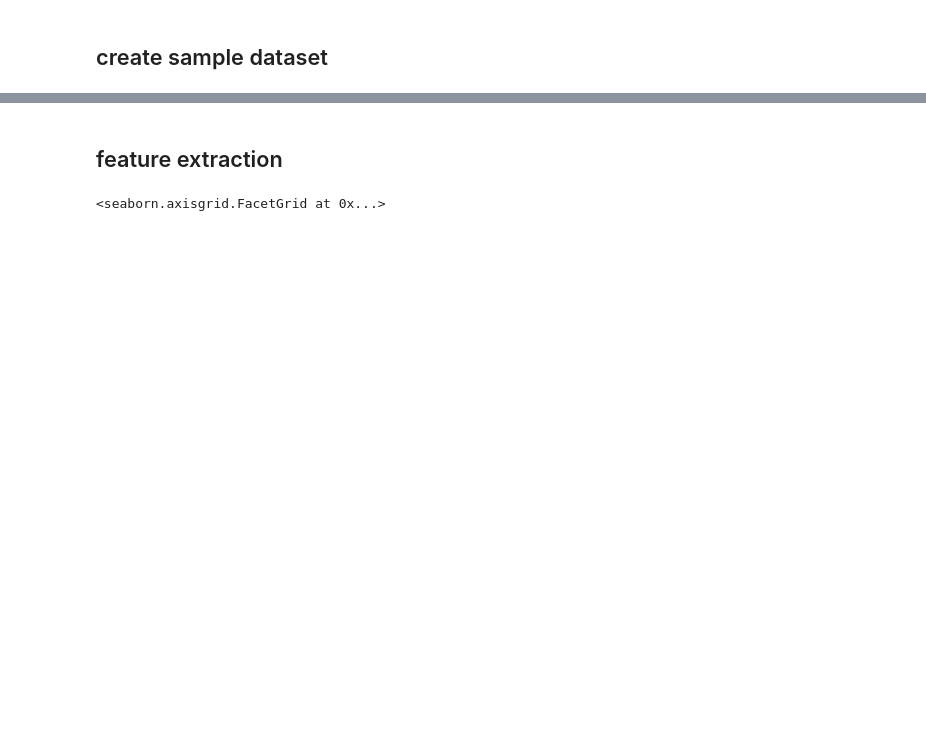
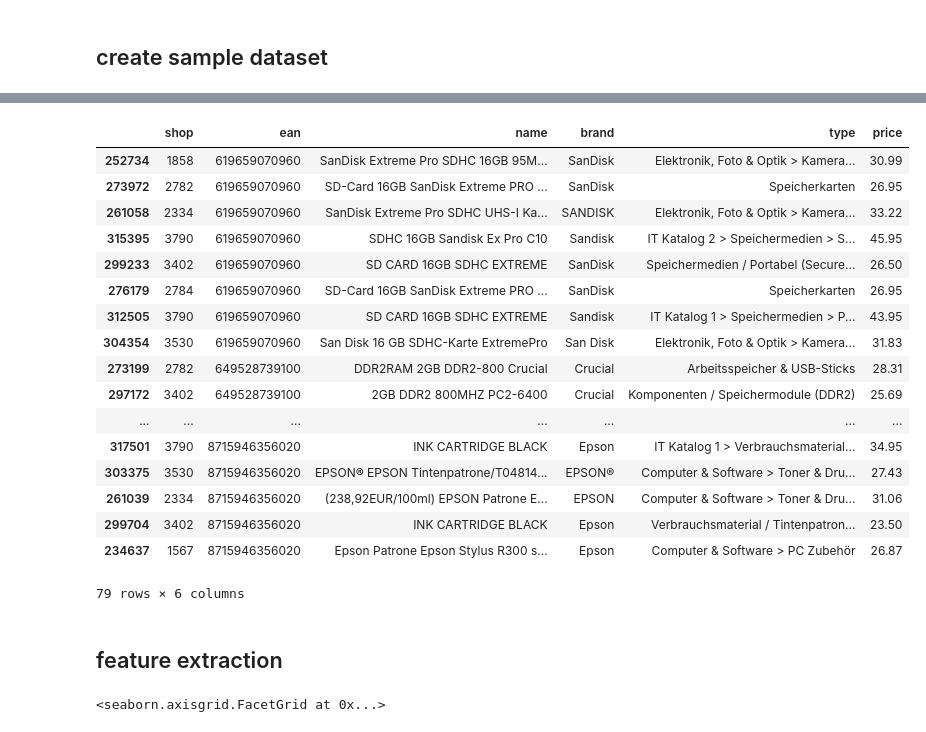
Before and after one commit to ephes/price_comparison, a Jupyter notebook: parse_csv.ipynb, the cells around one changed output, grey strips where cells are left out. Saved outputs shown, nothing was run; the diff lists cells and outputs as text; code cells hidden in the pictures; blank space fills up the shorter version.

```diff
--- a/parse_csv.ipynb
+++ b/parse_csv.ipynb
@@ -171,3 +137,24 @@ dataset.data
+# %%
+dataset.data[['shop', 'ean', 'name', 'brand', 'type', 'price']].sort(['ean'])
+# %% [output]
+|  | shop | ean | name | brand | type | price |
+| 252734 | 1858 | 619659070960 | SanDisk Extreme Pro SDHC 16GB 95M... | SanDisk | Elektronik, Foto & Optik > Kamera... | 30.99 |
+| 273972 | 2782 | 619659070960 | SD-Card 16GB SanDisk Extreme PRO ... | SanDisk | Speicherkarten | 26.95 |
+| 261058 | 2334 | 619659070960 | SanDisk Extreme Pro SDHC UHS-I Ka... | SANDISK | Elektronik, Foto & Optik > Kamera... | 33.22 |
+| 315395 | 3790 | 619659070960 | SDHC 16GB Sandisk Ex Pro C10 | Sandisk | IT Katalog 2 > Speichermedien > S... | 45.95 |
+| 299233 | 3402 | 619659070960 | SD CARD 16GB SDHC EXTREME | SanDisk | Speichermedien / Portabel (Secure... | 26.50 |
+| 276179 | 2784 | 619659070960 | SD-Card 16GB SanDisk Extreme PRO ... | SanDisk | Speicherkarten | 26.95 |
+| 312505 | 3790 | 619659070960 | SD CARD 16GB SDHC EXTREME | Sandisk | IT Katalog 1 > Speichermedien > P... | 43.95 |
+| 304354 | 3530 | 619659070960 | San Disk 16 GB SDHC-Karte ExtremePro | San Disk | Elektronik, Foto & Optik > Kamera... | 31.83 |
+| 273199 | 2782 | 649528739100 | DDR2RAM 2GB DDR2-800 Crucial | Crucial | Arbeitsspeicher & USB-Sticks | 28.31 |
+| 297172 | 3402 | 649528739100 | 2GB DDR2 800MHZ PC2-6400 | Crucial | Komponenten / Speichermodule (DDR2) | 25.69 |
+| ... | ... | ... | ... | ... | ... | ... |
+| 317501 | 3790 | 8715946356020 | INK CARTRIDGE BLACK | Epson | IT Katalog 1 > Verbrauchsmaterial... | 34.95 |
+| 303375 | 3530 | 8715946356020 | EPSON® EPSON Tintenpatrone/T04814... | EPSON® | Computer & Software > Toner & Dru... | 27.43 |
+| 261039 | 2334 | 8715946356020 | (238,92EUR/100ml) EPSON Patrone E... | EPSON | Computer & Software > Toner & Dru... | 31.06 |
+| 299704 | 3402 | 8715946356020 | INK CARTRIDGE BLACK | Epson | Verbrauchsmaterial / Tintenpatron... | 23.50 |
+| 234637 | 1567 | 8715946356020 | Epson Patrone Epson Stylus R300 s... | Epson | Computer & Software > PC Zubehör | 26.87 |
+79 rows × 6 columns
 # %% [markdown]
 ## feature extraction
 # %%
```
Also changed, not shown: parts of 17 cells of this notebook.
